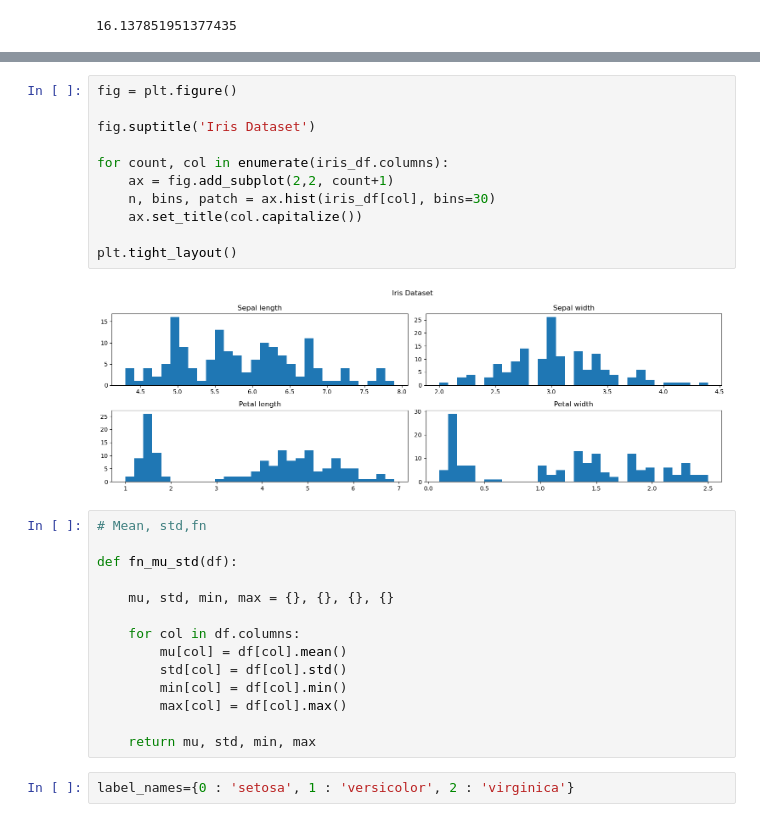
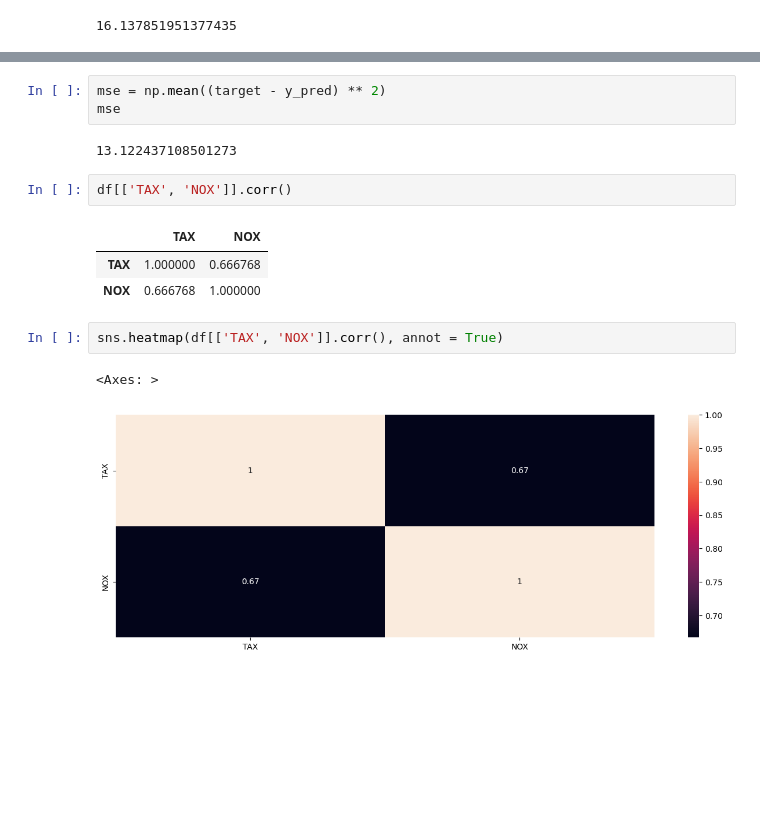
Before and after one commit to ojassannak/Machine_Learn, a Jupyter notebook: 03. linear and logistic regression.ipynb, the cells around one changed output, grey strips where cells are left out. Drawn from its saved outputs; the diff is of its cells as text; blank space fills up the shorter version.

```diff
--- a/03. linear and logistic regression.ipynb
+++ b/03. linear and logistic regression.ipynb
@@ -251,30 +262,17 @@ for col in cols:
 # %%
-fig = plt.figure()
-
-fig.suptitle('Iris Dataset')
-
-for count, col in enumerate(iris_df.columns):
-    ax = fig.add_subplot(2,2, count+1)
-    n, bins, patch = ax.hist(iris_df[col], bins=30)
-    ax.set_title(col.capitalize())
-
-plt.tight_layout()
+mse = np.mean((target - y_pred) ** 2)
+mse
 # %% [output]
-[figure, removed]
+13.122437108501273
 # %%
-# Mean, std,fn
-
-def fn_mu_std(df):
-
-    mu, std, min, max = {}, {}, {}, {}
-
-    for col in df.columns:
-        mu[col] = df[col].mean()
-        std[col] = df[col].std()
-        min[col] = df[col].min()
-        max[col] = df[col].max()
-
-    return mu, std, min, max
+df[['TAX', 'NOX']].corr()
+# %% [output]
+|  | TAX | NOX |
+| TAX | 1.000000 | 0.666768 |
+| NOX | 0.666768 | 1.000000 |
 # %%
-label_names={0 : 'setosa', 1 : 'versicolor', 2 : 'virginica'}
+sns.heatmap(df[['TAX', 'NOX']].corr(), annot = True)
+# %% [output]
+<Axes: >
+[figure, added]
 # %%
```
Also changed, not shown: parts of 34 cells of this notebook, 2 other files.
